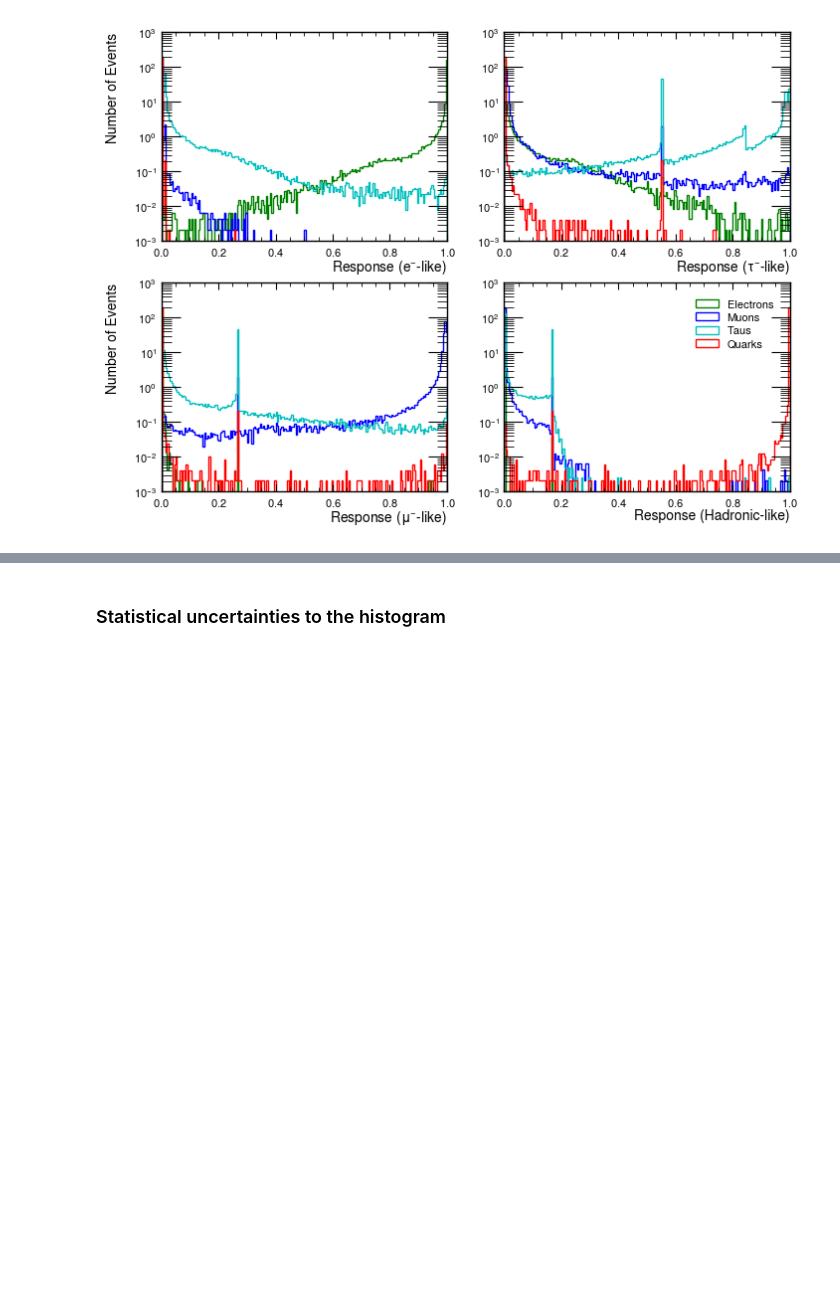
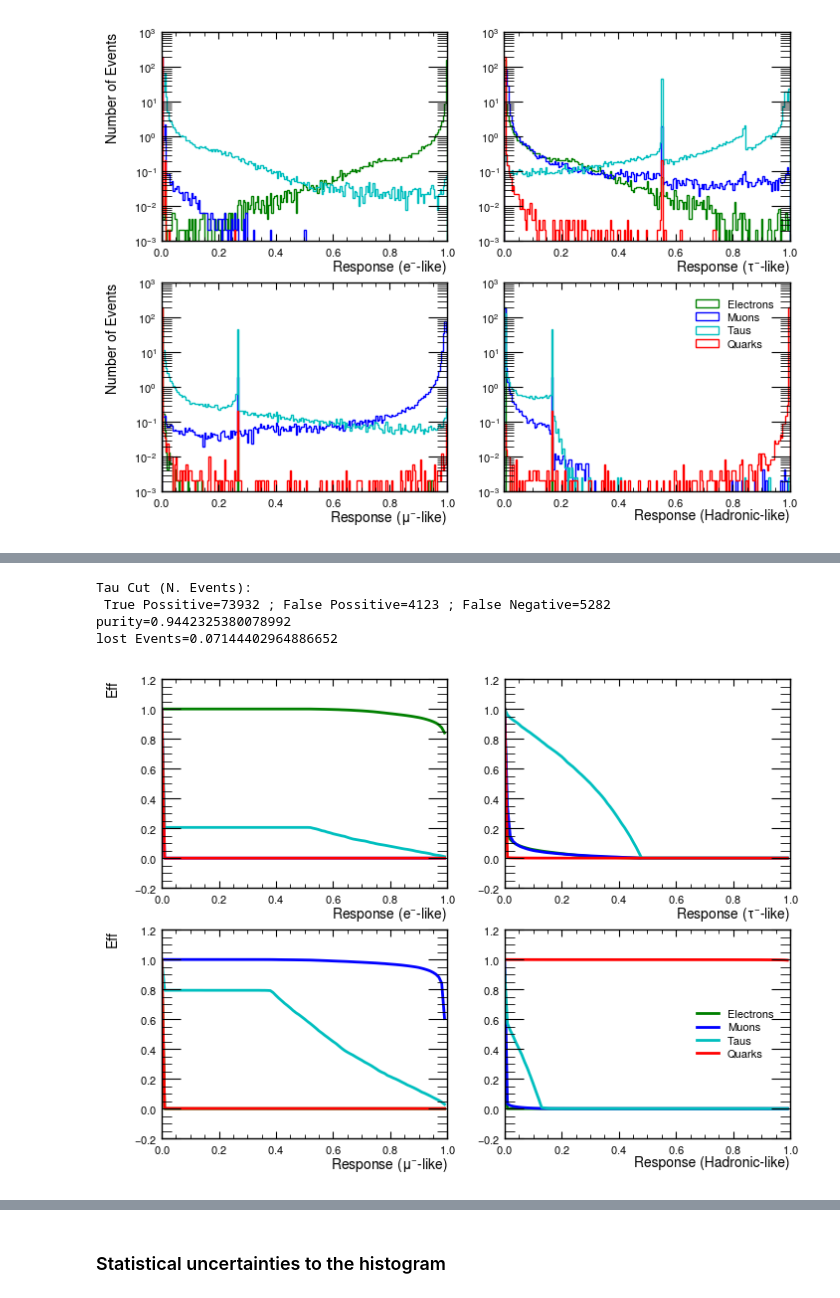
Before and after one commit to rihoppe/z0-precisionmeasurement, a Jupyter notebook: z0_experiment.ipynb, the cells around one changed output, grey strips where cells are left out. Drawn from its saved outputs; the diff is of its cells as text; code cells hidden in the pictures; blank space fills up the shorter version.

```diff
--- a/z0_experiment.ipynb
+++ b/z0_experiment.ipynb
@@ -236,0 +349,27 @@ print(np.arange(0.2,0.91,0.01))
+# %%
+'''To Look for Tau Cut'''
+#for i in range(len(rangeX)):
+#    print([round(rangeX[i],3), round(tt_eff_3[Types[2][1]][i],5), round(tt_eff_3["FalsePossitives"][i],5)])
+#plt.plot(rangeX,tt_eff_3[Types[2][1]]/tt_eff_3["FalsePossitives"])
+#plt.axvline(0.56, ls="--", color="k")
+#plt.show()
+
+
+condition_tt = np.bitwise_and(np.invert(condition_ee), Response[:,2]>=0.48)
+print("Tau Cut (N. Events):\n True Possitive={} ; False Possitive={} ; False Negative={}".format(len(ML_Labels[condition_tt][ML_Labels[condition_tt]==2]), len(ML_Labels[condition_tt][ML_Labels[condition_tt]!=2]), len(ML_Labels[np.invert(condition_tt)][ML_Labels[np.invert(condition_tt)]==2])))
+print("purity={}".format(1-(len(ML_Labels[condition_tt][ML_Labels[condition_tt]!=2])/len(ML_Labels[condition_tt][ML_Labels[condition_tt]==2]))))
+print("lost Events={}".format(len(ML_Labels[np.invert(condition_tt)][ML_Labels[np.invert(condition_tt)]==2])/len(ML_Labels[condition_tt][ML_Labels[condition_tt]==2])))
+
+'''After Tau Cut'''
+#0->ee ; 1->mm ; 2->tt ; 3->hh
+ee_eff_4 = efficiencycalc(Response[np.invert(condition_tt)],ML_Labels[np.invert(condition_tt)],0)
+mm_eff_4 = efficiencycalc(Response[np.invert(condition_tt)],ML_Labels[np.invert(condition_tt)],1)
+tt_eff_4 = efficiencycalc(Response[np.invert(condition_tt)],ML_Labels[np.invert(condition_tt)],2)
+hh_eff_4 = efficiencycalc(Response[np.invert(condition_tt)],ML_Labels[np.invert(condition_tt)],3)
+plotall(ee_eff_4,mm_eff_4,tt_eff_4,hh_eff_4)
+# %% [output]
+Tau Cut (N. Events):
+ True Possitive=73932 ; False Possitive=4123 ; False Negative=5282
+purity=0.9442325380078992
+lost Events=0.07144402964886652
+[figure, added]
```
Also changed, not shown: parts of 7 cells of this notebook, 4 other files.
